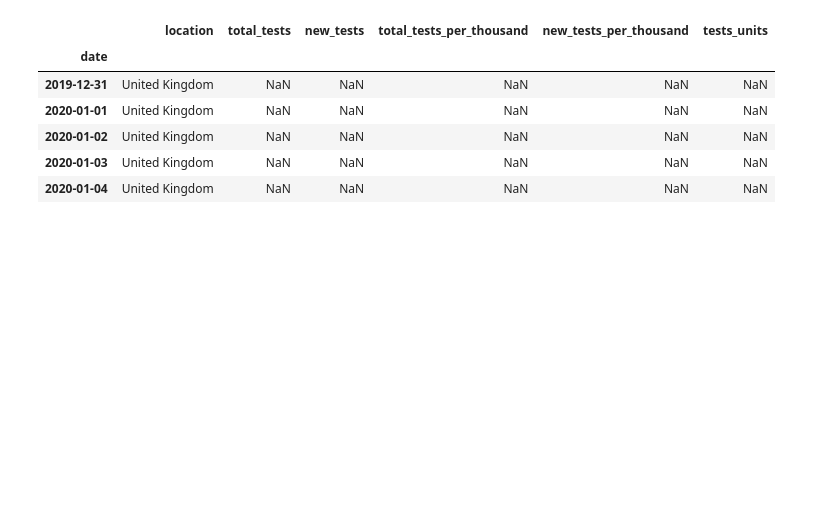
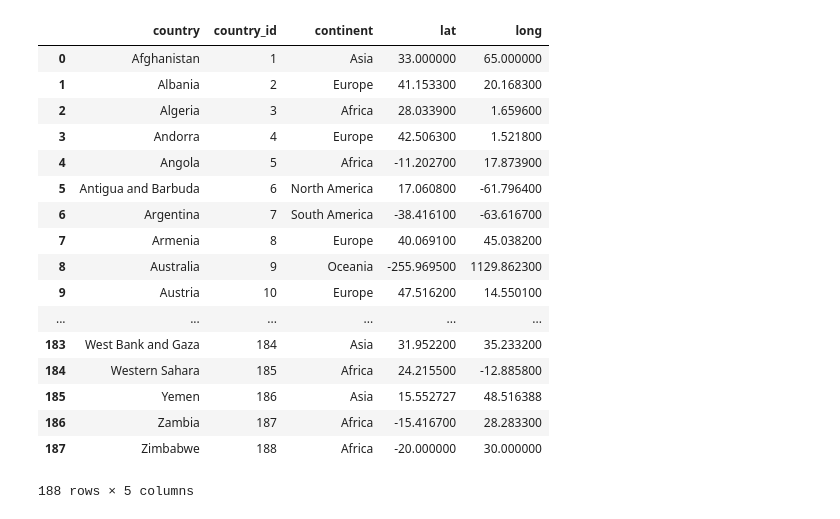
Before and after one commit to titusndondo/COVID-19, a Jupyter notebook: data/example - get_data.ipynb, the cells around one changed output. Cells and saved outputs as stored; diff of their text form; code cells hidden in the pictures; blank space fills up the shorter version.

Commit message:
updated ETL to extract population data and global testing data

```diff
--- a/data/example - get_data.ipynb
+++ b/data/example - get_data.ipynb
@@ -0,0 +29,2 @@
+# %%
+data.pop('province')
@@ -0,0 +171,20 @@
+# %%
+daily_cases = pd.melt(
+        casesGlobal_temp1,
+        id_vars = ['date', 'country'],
+        value_vars = ['death', 'recovered', 'active'],
+        value_name = 'daily_cases'
+    )
+# %%
+casesGlobal = pd.merge(
+                left = cumul_cases,
+                right = daily_cases,
+                how = 'left',
+                on = ['date', 'country', 'case_type']
+            )
+
+casesGlobal['country'] = np.where(casesGlobal['country'] == 'Korea, South', 'South Korea', casesGlobal['country'])
+casesGlobal['country'] = np.where(casesGlobal['country'] == 'US', 'United States', casesGlobal['country'])
+casesGlobal['country'] = np.where(casesGlobal['country'] == 'Taiwan*', 'Taiwan', casesGlobal['country'])
+casesGlobal['country'] = np.where(casesGlobal['country'] == 'Cabo Verde', 'Cape Verde', casesGlobal['country'])
+casesGlobal['country'] = np.where(casesGlobal['country'] == 'Eswatini', 'Swaziland', casesGlobal['country'])
@@ -0,0 +221,42 @@
+# %%
+countries = casesGlobal['country'].unique()
+country_ids = range(1, len(countries) + 1)
+Countries = pd.DataFrame(
+    {
+        'country': countries,
+        'country_id': country_ids
+    }
+)
+
+Countries = pd.merge(
+    left = Countries,
+    right = Continents,
+    how = 'left'
+)
+
+Countries = pd.merge(
+    left = Countries,
+    right = casesGlobal_temp1[['country', 'lat', 'long']].drop_duplicates().groupby('country').mean().reset_index(),
+    how = 'left'
+)
+
+Countries
+# %% [output]
+|  | country | country_id | continent | lat | long |
+| 0 | Afghanistan | 1 | Asia | 33.000000 | 65.000000 |
+| 1 | Albania | 2 | Europe | 41.153300 | 20.168300 |
+| 2 | Algeria | 3 | Africa | 28.033900 | 1.659600 |
+| 3 | Andorra | 4 | Europe | 42.506300 | 1.521800 |
+| 4 | Angola | 5 | Africa | -11.202700 | 17.873900 |
+| 5 | Antigua and Barbuda | 6 | North America | 17.060800 | -61.796400 |
+| 6 | Argentina | 7 | South America | -38.416100 | -63.616700 |
+| 7 | Armenia | 8 | Europe | 40.069100 | 45.038200 |
+| 8 | Australia | 9 | Oceania | -255.969500 | 1129.862300 |
+| 9 | Austria | 10 | Europe | 47.516200 | 14.550100 |
+| ... | ... | ... | ... | ... | ... |
+| 183 | West Bank and Gaza | 184 | Asia | 31.952200 | 35.233200 |
+| 184 | Western Sahara | 185 | Africa | 24.215500 | -12.885800 |
+| 185 | Yemen | 186 | Asia | 15.552727 | 48.516388 |
+| 186 | Zambia | 187 | Africa | -15.416700 | 28.283300 |
+| 187 | Zimbabwe | 188 | Africa | -20.000000 | 30.000000 |
+188 rows × 5 columns
@@ -5,10 +274,0 @@ testsGlobal = testsGlobal()
-# %%
-testsGlobal[testsGlobal['location'] == 'United Kingdom'].head()
-# %% [output]
-|  | location | total_tests | new_tests | total_tests_per_thousand | new_tests_per_thousand | tests_units |
-| date |  |  |  |  |  |  |
-| 2019-12-31 | United Kingdom | NaN | NaN | NaN | NaN | NaN |
-| 2020-01-01 | United Kingdom | NaN | NaN | NaN | NaN | NaN |
-| 2020-01-02 | United Kingdom | NaN | NaN | NaN | NaN | NaN |
-| 2020-01-03 | United Kingdom | NaN | NaN | NaN | NaN | NaN |
-| 2020-01-04 | United Kingdom | NaN | NaN | NaN | NaN | NaN |
```
Also changed, not shown: parts of 29 cells of this notebook, 10 other files.
